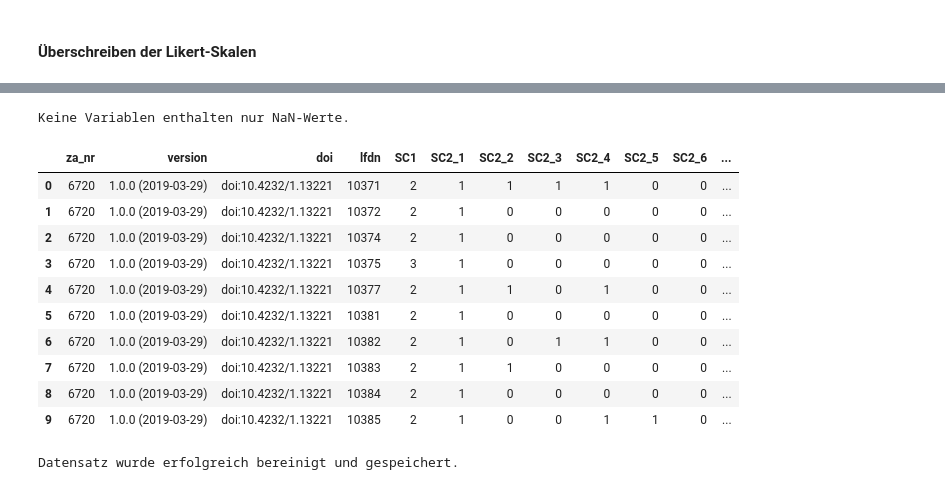
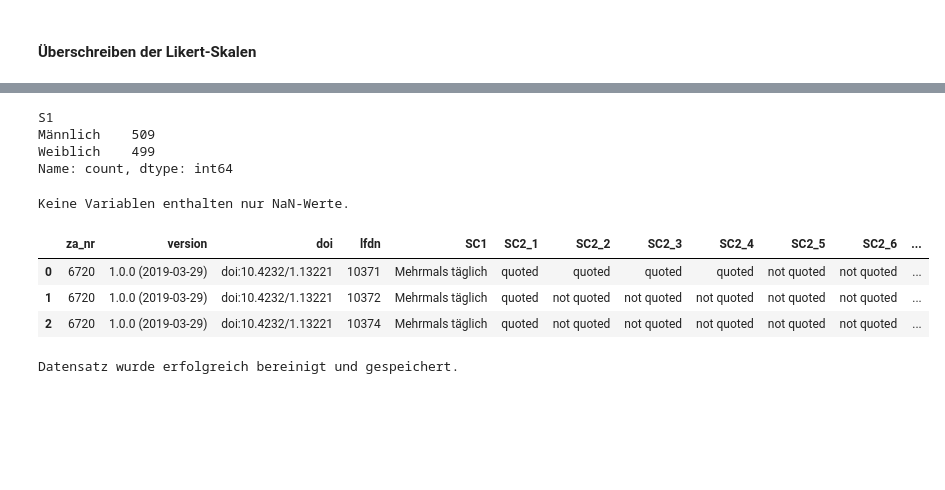
Before and after one commit to lara-polat/python_kurs, a Jupyter notebook: Project_Datenbereinigung.ipynb, the cells around one changed output, grey strips where cells are left out. Saved outputs shown, nothing was run; the diff lists cells and outputs as text; code cells hidden in the pictures; blank space fills up the shorter version.

Commit message:
Letzten Test rechnen (Geschlecht) &anfangen mit Code aufhübschen

```diff
--- a/Project_Datenbereinigung.ipynb
+++ b/Project_Datenbereinigung.ipynb
@@ -108,9 +77,0 @@ Length: 175, dtype: object
-# %%
-# alle Spalten anzeigen
-pd.set_option('display.max_columns', None)
-
-# falls nötig, auch alle Zeilen
-pd.set_option('display.max_rows', None)
-
-# jetzt nochmal anzeigen
-print(df_intensiv.dtypes)
@@ -466,8 +368,7 @@ b4_mapping = {
     "5": 5,
 }
 
-df_renamed["B4"] = df_renamed["B4"].
-apply(lambda x: b4_mapping[x] if x in b4_mapping else np.nan)
+df_renamed["B4"] = df_renamed["B4"].apply(lambda x: b4_mapping[x] if x in b4_mapping else np.nan)
 # %%
 # Mapping für B5
 b5_mapping = {
@@ -923,3 +827,11 @@ Name: count, dtype: int64
+# %%
+geschlecht_counts = df_renamed['S1'].value_counts().sort_index()
+print(geschlecht_counts)
+# %% [output]
+S1
+Männlich    509
+Weiblich    499
+Name: count, dtype: int64
 # %%
 # Neue Altersvariable in Gruppen
 
@@ -978,19 +890,12 @@ else:
 # %% [output]
 Keine Variablen enthalten nur NaN-Werte.
 # %%
-df_renamed.head(10)
+df_renamed.head(3)
 # %% [output]
 |  | za_nr | version | doi | lfdn | SC1 | SC2_1 | SC2_2 | SC2_3 | SC2_4 | SC2_5 | SC2_6 | ... |
-| 0 | 6720 | 1.0.0 (2019-03-29) | doi:10.4232/1.13221 | 10371 | 2 | 1 | 1 | 1 | 1 | 0 | 0 | ... |
-| 1 | 6720 | 1.0.0 (2019-03-29) | doi:10.4232/1.13221 | 10372 | 2 | 1 | 0 | 0 | 0 | 0 | 0 | ... |
-| 2 | 6720 | 1.0.0 (2019-03-29) | doi:10.4232/1.13221 | 10374 | 2 | 1 | 0 | 0 | 0 | 0 | 0 | ... |
-| 3 | 6720 | 1.0.0 (2019-03-29) | doi:10.4232/1.13221 | 10375 | 3 | 1 | 0 | 0 | 0 | 0 | 0 | ... |
-| 4 | 6720 | 1.0.0 (2019-03-29) | doi:10.4232/1.13221 | 10377 | 2 | 1 | 1 | 0 | 1 | 0 | 0 | ... |
-| 5 | 6720 | 1.0.0 (2019-03-29) | doi:10.4232/1.13221 | 10381 | 2 | 1 | 0 | 0 | 0 | 0 | 0 | ... |
-| 6 | 6720 | 1.0.0 (2019-03-29) | doi:10.4232/1.13221 | 10382 | 2 | 1 | 0 | 1 | 1 | 0 | 0 | ... |
-| 7 | 6720 | 1.0.0 (2019-03-29) | doi:10.4232/1.13221 | 10383 | 2 | 1 | 1 | 0 | 0 | 0 | 0 | ... |
-| 8 | 6720 | 1.0.0 (2019-03-29) | doi:10.4232/1.13221 | 10384 | 2 | 1 | 0 | 0 | 0 | 0 | 0 | ... |
-| 9 | 6720 | 1.0.0 (2019-03-29) | doi:10.4232/1.13221 | 10385 | 2 | 1 | 0 | 0 | 1 | 1 | 0 | ... |
+| 0 | 6720 | 1.0.0 (2019-03-29) | doi:10.4232/1.13221 | 10371 | Mehrmals täglich | quoted | quoted | quoted | quoted | not quoted | not quoted | ... |
+| 1 | 6720 | 1.0.0 (2019-03-29) | doi:10.4232/1.13221 | 10372 | Mehrmals täglich | quoted | not quoted | not quoted | not quoted | not quoted | not quoted | ... |
+| 2 | 6720 | 1.0.0 (2019-03-29) | doi:10.4232/1.13221 | 10374 | Mehrmals täglich | quoted | not quoted | not quoted | not quoted | not quoted | not quoted | ... |
 # %%
 # Speichere den Datensatz mit den umbenannten und bereinigten Variablen
 df_renamed.to_csv("data/Datensatz_Intensivnutzung_bereinigt.csv", index=False)
```
Also changed, not shown: parts of 31 cells of this notebook.
